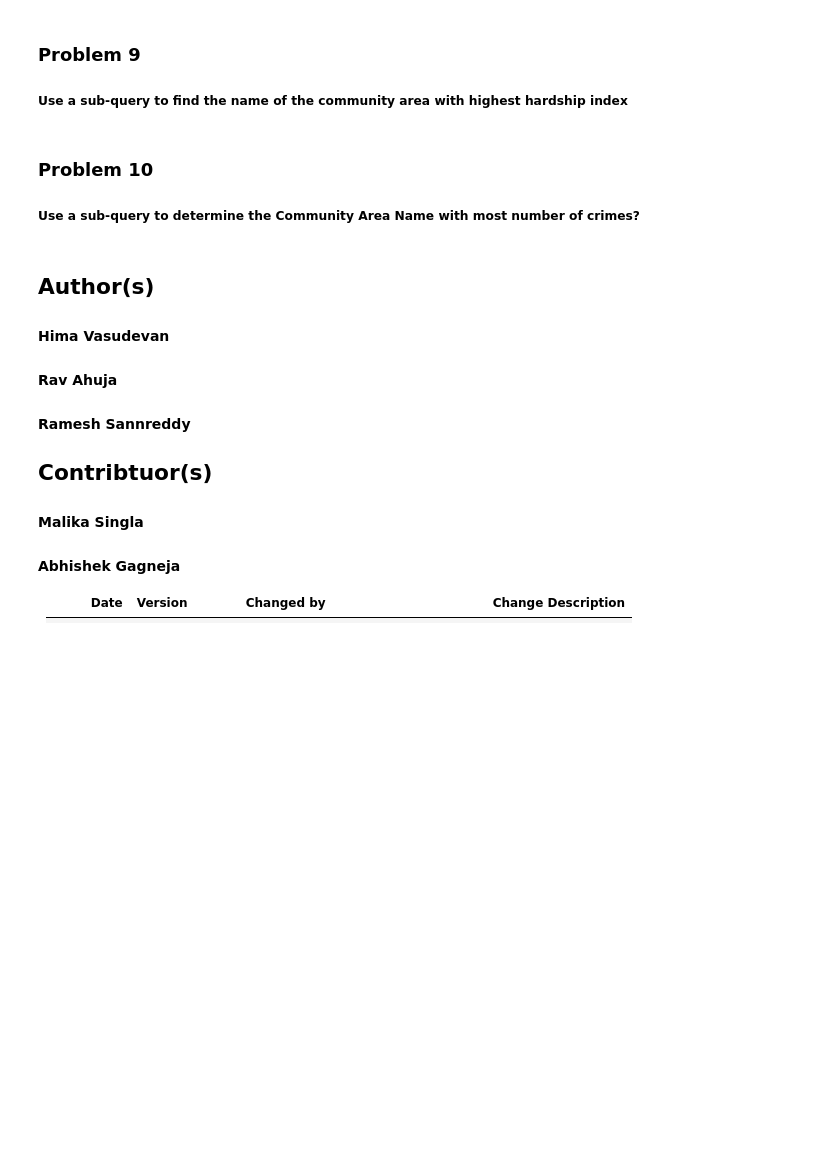
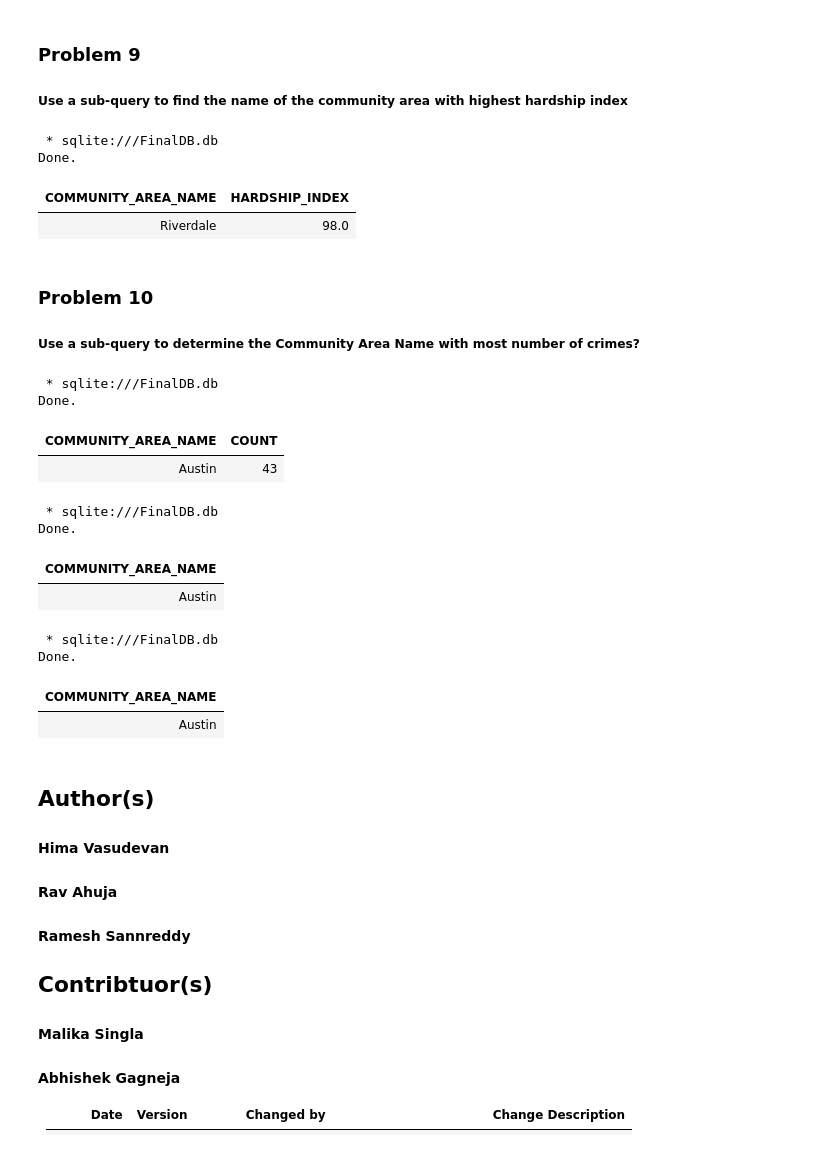
Before and after one commit to miladghavami/NEW_LERNING_PATH_FROM_SCRATCH, a Jupyter notebook: learning_2.ipynb, the cells around one changed output. Saved outputs shown, nothing was run; the diff lists cells and outputs as text; code cells hidden in the pictures; blank space fills up the shorter version.

```diff
--- a/learning_2.ipynb
+++ b/learning_2.ipynb
@@ -360,10 +465,66 @@ Query for the 'community area number' that has most number of incidents
 ### Problem 9
 
 ##### Use a sub-query to find the name of the community area with highest hardship index
+# %%
+%%sql
+SELECT COMMUNITY_AREA_NAME, HARDSHIP_INDEX
+FROM CENSUS_DATA
+WHERE HARDSHIP_INDEX = (SELECT MAX(HARDSHIP_INDEX) FROM CENSUS_DATA )
+# %% [output]
+ * sqlite:///FinalDB.db
+Done.
+| COMMUNITY_AREA_NAME | HARDSHIP_INDEX |
+| Riverdale | 98.0 |
 # %% [markdown]
 ### Problem 10
 
 ##### Use a sub-query to determine the Community Area Name with most number of crimes?
+# %%
+%%sql
+SELECT C.COMMUNITY_AREA_NAME, COUNT(C.COMMUNITY_AREA_NAME) AS COUNT
+FROM CHICAGO_CRIME_DATA CH
+JOIN CENSUS_DATA C
+    ON C.COMMUNITY_AREA_NUMBER = CH.COMMUNITY_AREA_NUMBER
+GROUP BY C.COMMUNITY_AREA_NAME
+ORDER BY COUNT DESC
+LIMIT 1;
+# %% [output]
+ * sqlite:///FinalDB.db
+Done.
+| COMMUNITY_AREA_NAME | COUNT |
+| Austin | 43 |
+# %%
+%%sql
+SELECT COMMUNITY_AREA_NAME FROM
+(SELECT C.COMMUNITY_AREA_NAME, COUNT(C.COMMUNITY_AREA_NAME) AS COUNT
+FROM CHICAGO_CRIME_DATA CH
+JOIN CENSUS_DATA C
+    ON C.COMMUNITY_AREA_NUMBER = CH.COMMUNITY_AREA_NUMBER
+GROUP BY C.COMMUNITY_AREA_NAME
+ORDER BY COUNT DESC
+LIMIT 1
+);
+# %% [output]
+ * sqlite:///FinalDB.db
+Done.
+| COMMUNITY_AREA_NAME |
+| Austin |
+# %%
+%%sql
+SELECT COMMUNITY_AREA_NAME
+FROM CENSUS_DATA
+WHERE COMMUNITY_AREA_NUMBER = (
+    SELECT COMMUNITY_AREA_NUMBER
+    FROM CHICAGO_CRIME_DATA
+    GROUP BY COMMUNITY_AREA_NUMBER
+    ORDER BY COUNT(*) DESC
+    LIMIT 1
+);
+# %% [output]
+ * sqlite:///FinalDB.db
+Done.
+| COMMUNITY_AREA_NAME |
+| Austin |
 # %% [markdown]
 ## Author(s)
 
```
Also changed, not shown: parts of 8 cells of this notebook.
